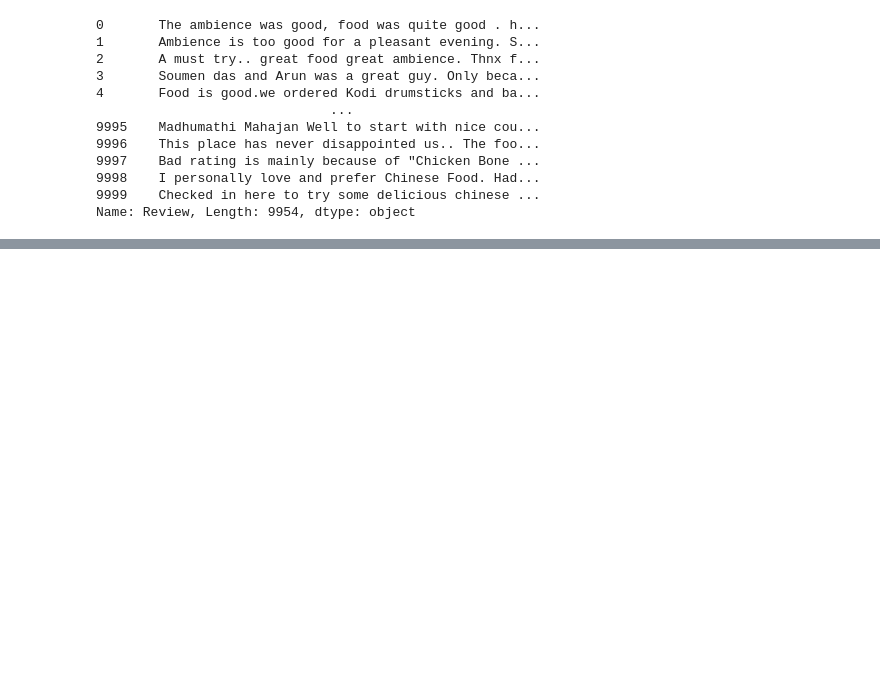
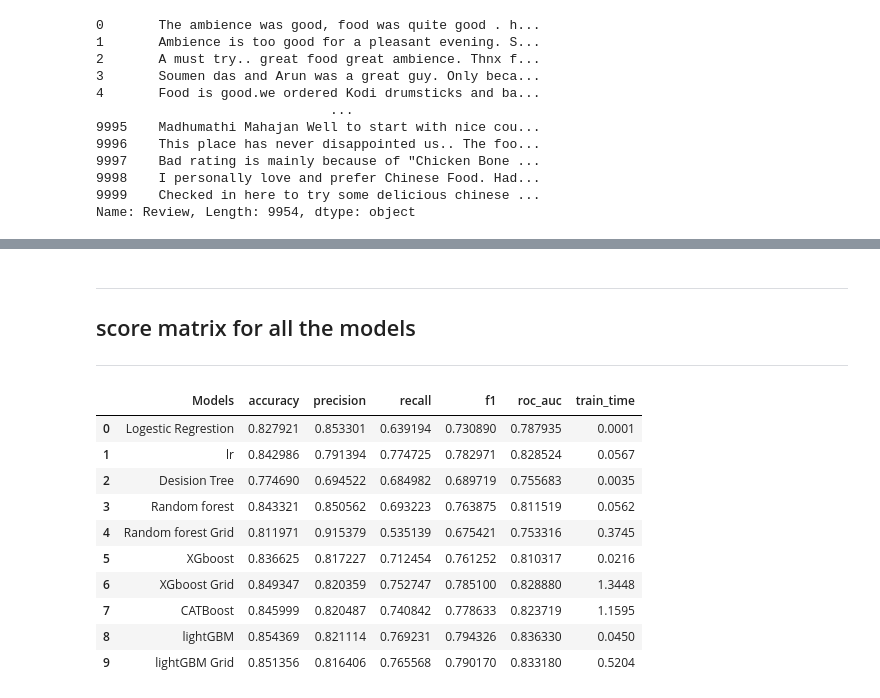
Before and after one commit to Ali-Asgar-Lakdawala/Zomato-Restaurant-Clustering-And-Sentiment-Analysis, a Jupyter notebook: ZOMATO_RESTAURANT_CLUSTERING_AND_SENTIMENT_ANALYSIS.ipynb, the cells around one changed output, grey strips where cells are left out. Cells and saved outputs as stored; diff of their text form; code cells hidden in the pictures; blank space fills up the shorter version.

```diff
--- a/ZOMATO_RESTAURANT_CLUSTERING_AND_SENTIMENT_ANALYSIS.ipynb
+++ b/ZOMATO_RESTAURANT_CLUSTERING_AND_SENTIMENT_ANALYSIS.ipynb
@@ -699,0 +1384,4 @@ sns.countplot(sentiment_df['sentiment'])
+# %% [markdown]
+---
+## score matrix for all the models
+---
@@ -699,0 +1391,23 @@ sns.countplot(sentiment_df['sentiment'])
+# %%
+# list of all models
+model_name=['Logestic Regrestion','lr','Desision Tree','Random forest','Random forest Grid','XGboost','XGboost Grid','CATBoost','lightGBM','lightGBM Grid']
+# %%
+# converting dictionary to dataframe
+matrix_df=pd.DataFrame.from_dict(dict,orient="index",columns=model_name)
+# %%
+# taking the transpose of the dataframe to make it more visual appealing
+matrix_df=matrix_df.transpose().reset_index().rename(columns={'index':'Models'})
+# %%
+matrix_df
+# %% [output]
+|  | Models | accuracy | precision | recall | f1 | roc_auc | train_time |
+| 0 | Logestic Regrestion | 0.827921 | 0.853301 | 0.639194 | 0.730890 | 0.787935 | 0.0001 |
+| 1 | lr | 0.842986 | 0.791394 | 0.774725 | 0.782971 | 0.828524 | 0.0567 |
+| 2 | Desision Tree | 0.774690 | 0.694522 | 0.684982 | 0.689719 | 0.755683 | 0.0035 |
+| 3 | Random forest | 0.843321 | 0.850562 | 0.693223 | 0.763875 | 0.811519 | 0.0562 |
+| 4 | Random forest Grid | 0.811971 | 0.915379 | 0.535139 | 0.675421 | 0.753316 | 0.3745 |
+| 5 | XGboost | 0.836625 | 0.817227 | 0.712454 | 0.761252 | 0.810317 | 0.0216 |
+| 6 | XGboost Grid | 0.849347 | 0.820359 | 0.752747 | 0.785100 | 0.828880 | 1.3448 |
+| 7 | CATBoost | 0.845999 | 0.820487 | 0.740842 | 0.778633 | 0.823719 | 1.1595 |
+| 8 | lightGBM | 0.854369 | 0.821114 | 0.769231 | 0.794326 | 0.836330 | 0.0450 |
+| 9 | lightGBM Grid | 0.851356 | 0.816406 | 0.765568 | 0.790170 | 0.833180 | 0.5204 |
```
Also changed, not shown: parts of 90 cells of this notebook.
